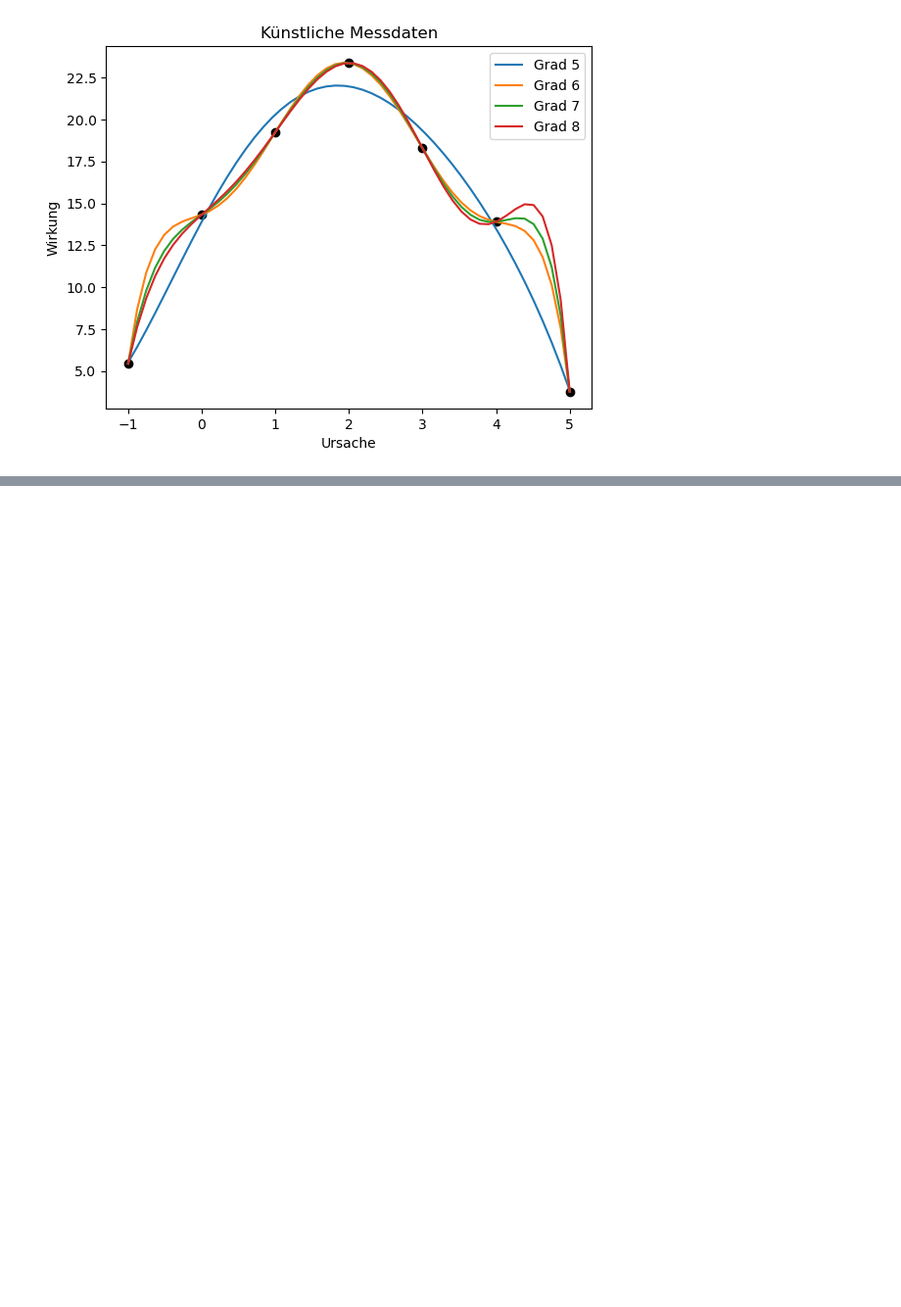
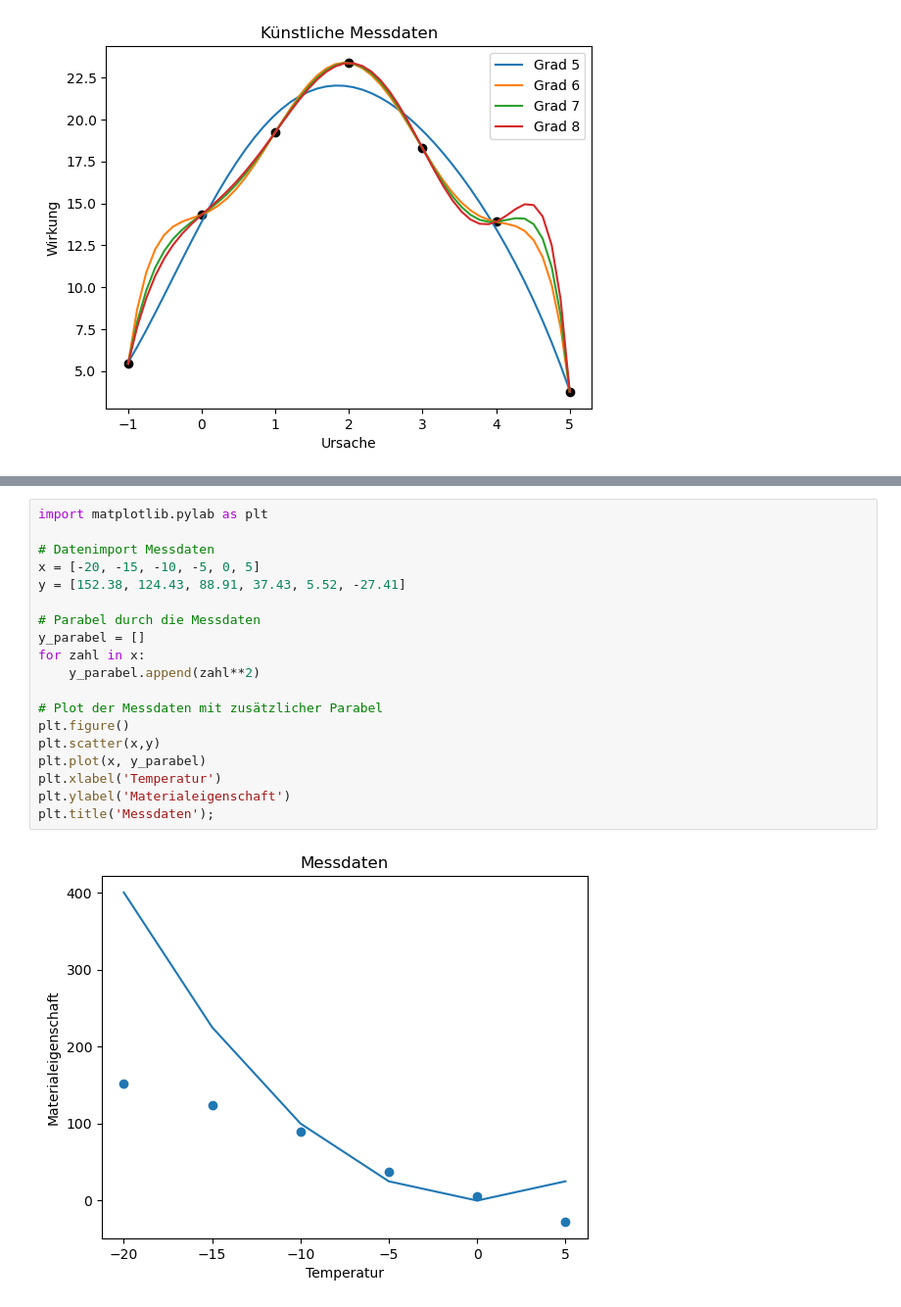
Before and after one commit to gramschs/book_python, a Jupyter notebook: _sources/chapter10/tmp.ipynb, the cells around one changed output, grey strips where cells are left out. Shown at 98% size. Drawn from its saved outputs; the diff is of its cells as text; blank space fills up the shorter version.

```diff
--- a/_sources/chapter10/tmp.ipynb
+++ b/_sources/chapter10/tmp.ipynb
@@ -216,0 +225,21 @@ TypeError: unsupported operand type(s) for -: 'list' and 'float'
+# %%
+import matplotlib.pylab as plt
+
+# Datenimport Messdaten
+x = [-20, -15, -10, -5, 0, 5]
+y = [152.38, 124.43, 88.91, 37.43, 5.52, -27.41]
+
+# Parabel durch die Messdaten
+y_parabel = []
+for zahl in x:
+    y_parabel.append(zahl**2)
+
+# Plot der Messdaten mit zusätzlicher Parabel
+plt.figure()
+plt.scatter(x,y)
+plt.plot(x, y_parabel)
+plt.xlabel('Temperatur')
+plt.ylabel('Materialeigenschaft')
+plt.title('Messdaten');
+# %% [output]
+[figure, added]
```
Also changed, not shown: parts of 5 cells of this notebook, 15 other files.
